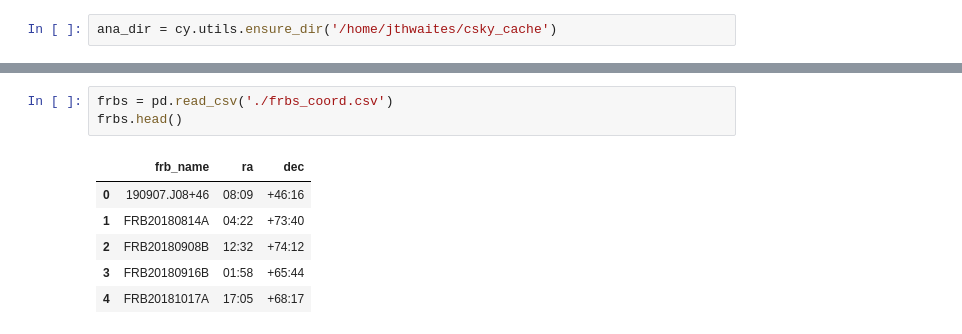
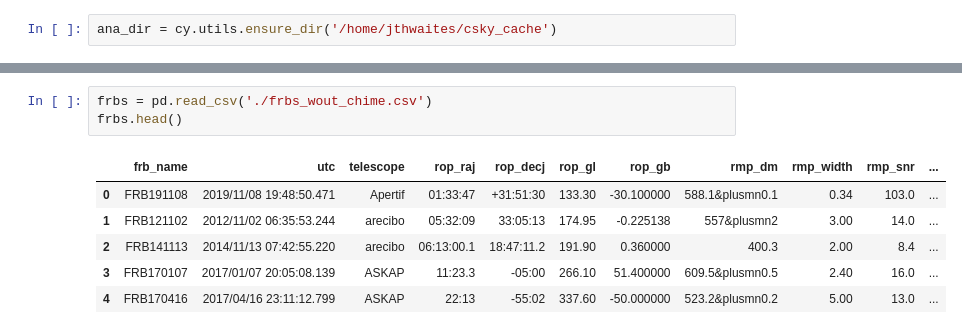
Before and after one commit to jessiethw/FRB, a Jupyter notebook: csky_bg_pfrc.ipynb, the cells around one changed output, grey strips where cells are left out. Drawn from its saved outputs; the diff is of its cells as text.

```diff
--- a/csky_bg_pfrc.ipynb
+++ b/csky_bg_pfrc.ipynb
@@ -36,12 +62,12 @@ cy.CONF['ana'] = ana
 # %%
-frbs = pd.read_csv('./frbs_coord.csv')
+frbs = pd.read_csv('./frbs_wout_chime.csv')
 frbs.head()
 # %% [output]
-|  | frb_name | ra | dec |
-| 0 | 190907.J08+46 | 08:09 | +46:16 |
-| 1 | FRB20180814A | 04:22 | +73:40 |
-| 2 | FRB20180908B | 12:32 | +74:12 |
-| 3 | FRB20180916B | 01:58 | +65:44 |
-| 4 | FRB20181017A | 17:05 | +68:17 |
+|  | frb_name | utc | telescope | rop_raj | rop_decj | rop_gl | rop_gb | rmp_dm | rmp_width | rmp_snr | ... |
+| 0 | FRB191108 | 2019/11/08 19:48:50.471 | Apertif | 01:33:47 | +31:51:30 | 133.30 | -30.100000 | 588.1&plusmn0.1 | 0.34 | 103.0 | ... |
+| 1 | FRB121102 | 2012/11/02 06:35:53.244 | arecibo | 05:32:09 | 33:05:13 | 174.95 | -0.225138 | 557&plusmn2 | 3.00 | 14.0 | ... |
+| 2 | FRB141113 | 2014/11/13 07:42:55.220 | arecibo | 06:13:00.1 | 18:47:11.2 | 191.90 | 0.360000 | 400.3 | 2.00 | 8.4 | ... |
+| 3 | FRB170107 | 2017/01/07 20:05:08.139 | ASKAP | 11:23.3 | -05:00 | 266.10 | 51.400000 | 609.5&plusmn0.5 | 2.40 | 16.0 | ... |
+| 4 | FRB170416 | 2017/04/16 23:11:12.799 | ASKAP | 22:13 | -55:02 | 337.60 | -50.000000 | 523.2&plusmn0.2 | 5.00 | 13.0 | ... |
 # %%
 #start with one frb first, then more later: FRB121102
```
Also changed, not shown: parts of 32 cells of this notebook, 1 other file.
